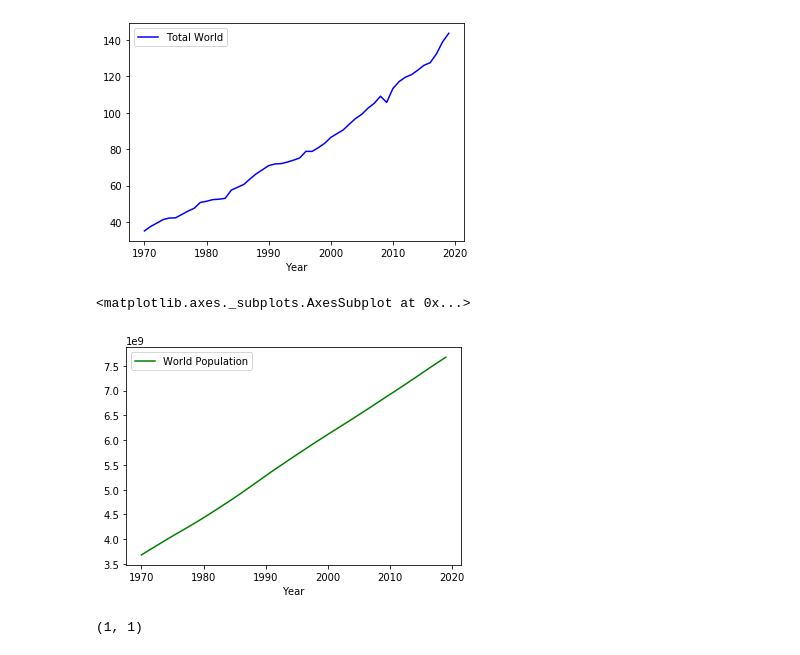
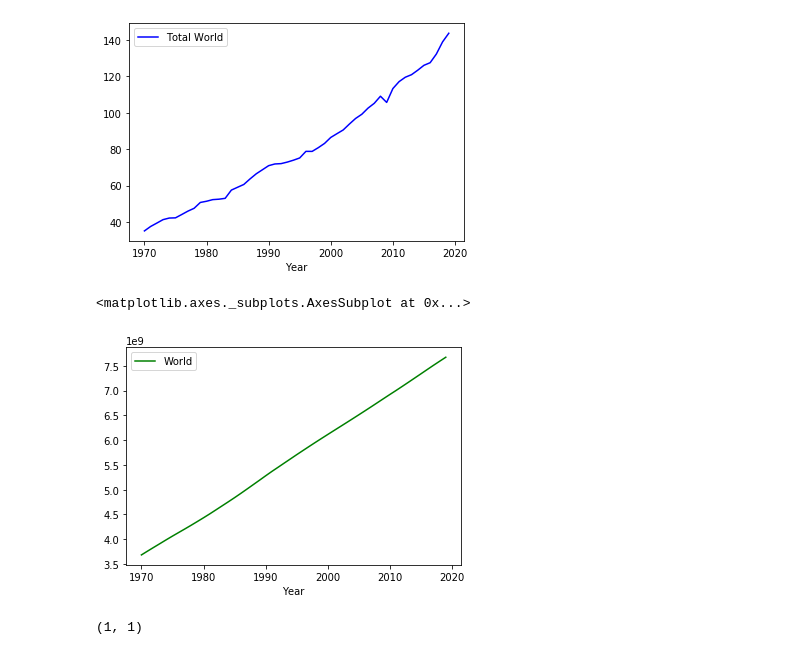
Before and after one commit to minerva-b/Final_Team_Project, a Jupyter notebook: minerva/MachineLearning_Gas_1970-2019.ipynb, the cells around one changed output. Cells and saved outputs as stored; diff of their text form; code cells hidden in the pictures.

Commit message:
File column name changed from World Population to World

```diff
--- a/minerva/MachineLearning_Gas_1970-2019.ipynb
+++ b/minerva/MachineLearning_Gas_1970-2019.ipynb
@@ -131,12 +135,12 @@ gas_pop.plot(kind ="line", color="blue", x="Year", y="Total World")
 [figure]
 # %%
 # Plot the data to see if a linear trend exists
-gas_pop.plot(kind="line", color="green", x="Year", y="World Population")
+gas_pop.plot(kind="line", color="green", x="Year", y="World") # Total world population
 
 # Come back to add labels and customize ------------------------------------------------------------------------------------
 # %% [output]
 <matplotlib.axes._subplots.AxesSubplot at 0x...>
-[figure, old version]
+[figure, new version]
 # %%
 # Use sklearn's `train_test_split` to split the data into training and testing
 from sklearn.model_selection import train_test_split
```
Also changed, not shown: parts of 16 cells of this notebook.
